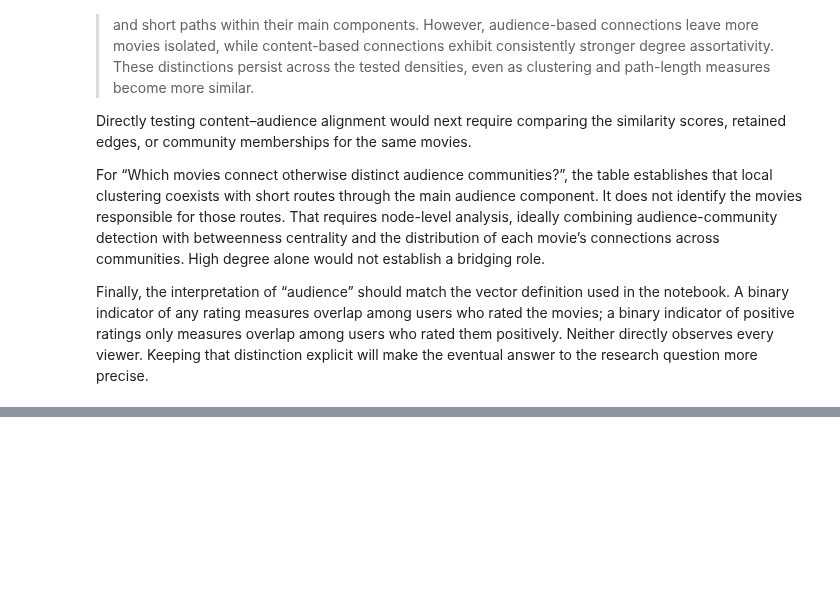
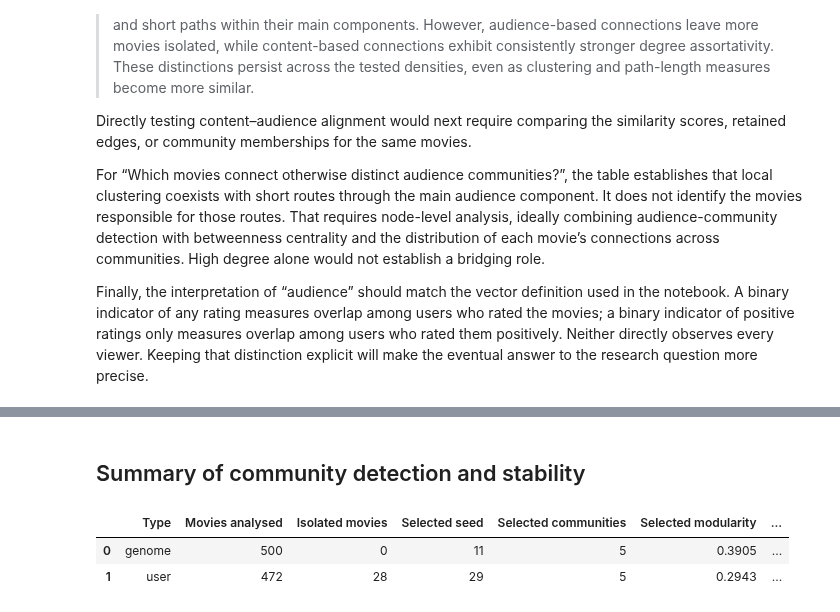
Before and after one commit to beemir/analysis-labs, a Jupyter notebook: project/Notebook user vs genome/Part1_analysis.ipynb, the cells around one changed output, grey strips where cells are left out. Saved outputs shown, nothing was run; the diff lists cells and outputs as text; code cells hidden in the pictures; blank space fills up the shorter version.

```diff
--- a/project/Notebook user vs genome/Part1_analysis.ipynb
+++ b/project/Notebook user vs genome/Part1_analysis.ipynb
@@ -890,0 +1047,39 @@ Finally, the interpretation of “audience” should match the vector definition
+# %% [markdown]
+## Summary of community detection and stability
+# %%
+summary_rows = []
+
+for network_type, result in community_results.items():
+    run_table = result["run_table"]
+    pairwise_ari = result["pairwise_ari"]
+    selected = run_table.loc[run_table["selected"]].iloc[0]
+
+    summary_rows.append({
+        "Type": network_type,
+        "Movies analysed": len(result["nodes"]),
+        "Isolated movies": len(result["isolates"]),
+        "Selected seed": result["selected_seed"],
+        "Selected communities": len(result["communities"]),
+        "Selected modularity": result["modularity"],
+        "Minimum modularity": run_table["modularity"].min(),
+        "Maximum modularity": run_table["modularity"].max(),
+        "Minimum communities": run_table["n_communities"].min(),
+        "Maximum communities": run_table["n_communities"].max(),
+        "Mean pairwise ARI": pairwise_ari.mean(),
+        "Minimum pairwise ARI": pairwise_ari.min(),
+        "Selected mean ARI": selected["mean_ARI_to_other_runs"],
+        "Selected disconnected communities": int(
+            selected["disconnected_communities"]
+        ),
+    })
+
+community_detection_summary = pd.DataFrame(summary_rows)
+display(community_detection_summary.round(4))
+
+# Detailed diagnostics for individual seeds:
+# display(community_results["genome"]["run_table"].round(4))
+# display(community_results["user"]["run_table"].round(4))
+# %% [output]
+|  | Type | Movies analysed | Isolated movies | Selected seed | Selected communities | Selected modularity | ... |
+| 0 | genome | 500 | 0 | 11 | 5 | 0.3905 | ... |
+| 1 | user | 472 | 28 | 29 | 5 | 0.2943 | ... |
```
Also changed, not shown: parts of 8 cells of this notebook.
